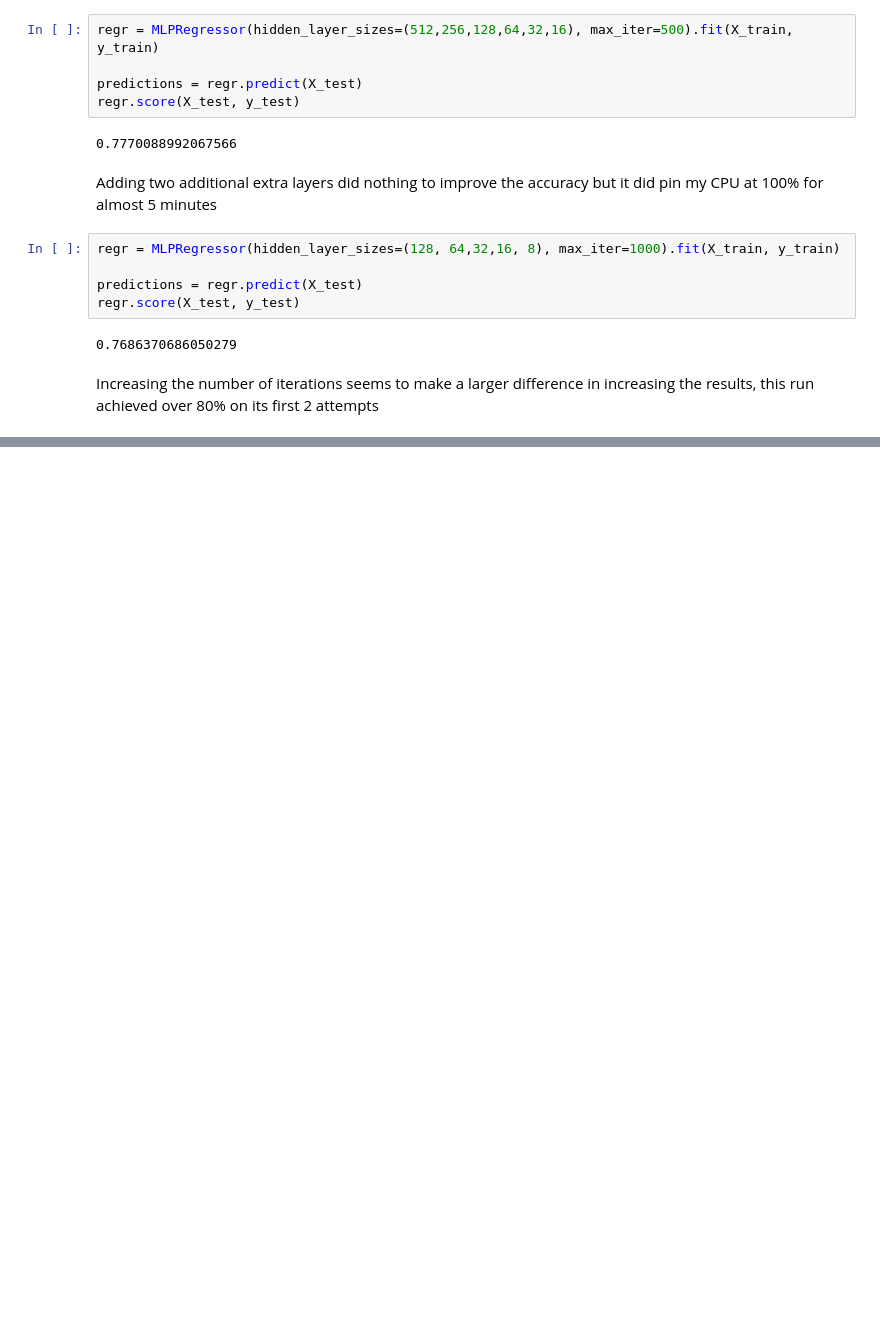
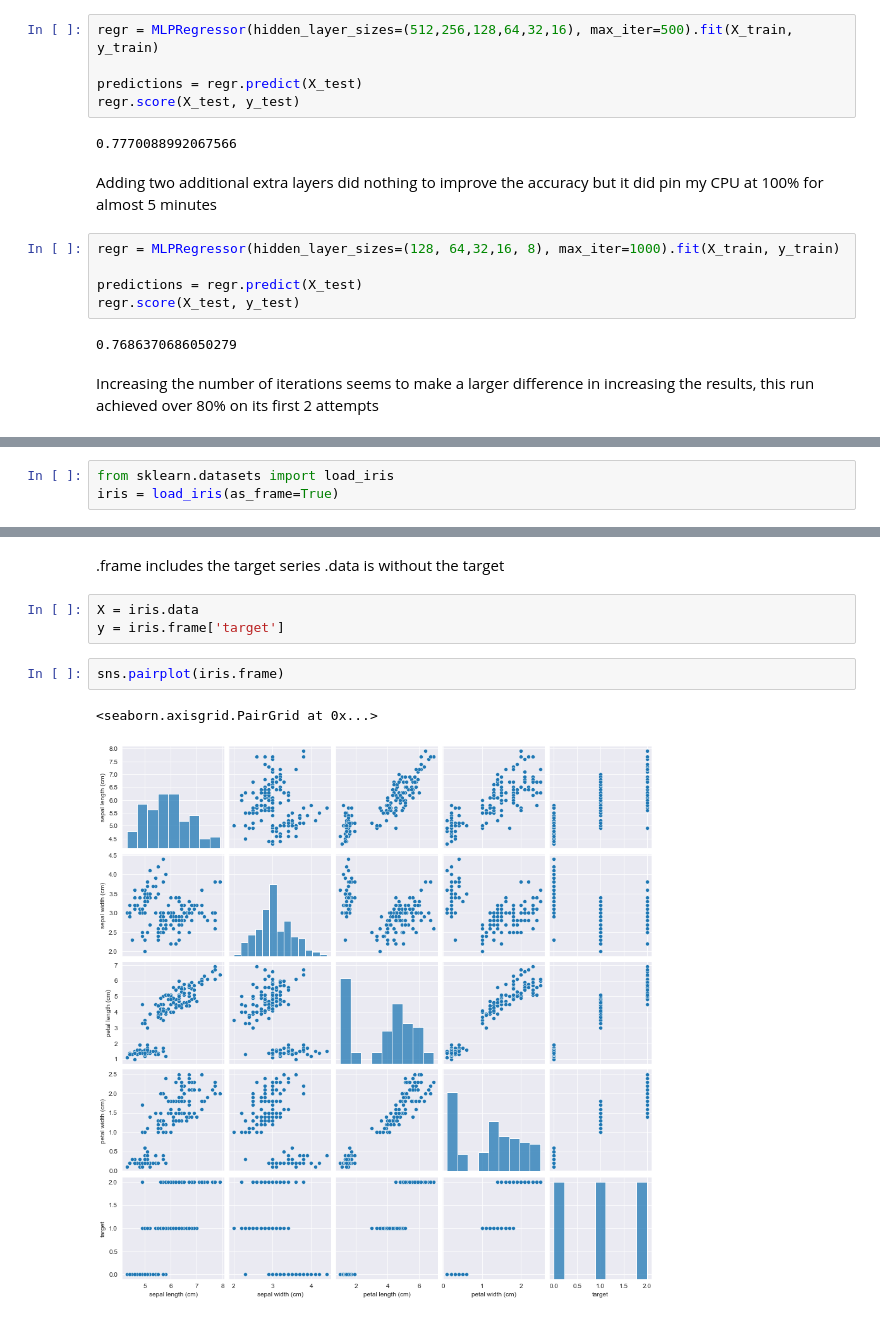
Before and after one commit to BryanSmith00/Spring-2022-Classes, a Jupyter notebook: COSC 3337 Data Science I/homework/hw4/smith_bryan_1861137_hw4.ipynb, the cells around one changed output, grey strips where cells are left out. Cells and saved outputs as stored; diff of their text form; blank space fills up the shorter version.

Commit message:
Thursday
Data science homework 4 and digital image processing lecture

```diff
--- a/COSC 3337 Data Science I/homework/hw4/smith_bryan_1861137_hw4.ipynb
+++ b/COSC 3337 Data Science I/homework/hw4/smith_bryan_1861137_hw4.ipynb
@@ -251,0 +248,3 @@ Increase the number of iterations (max_iter) or scale the data as shown in:
+# %%
+from sklearn.datasets import load_iris
+iris = load_iris(as_frame=True)
@@ -251,0 +334,11 @@ Increase the number of iterations (max_iter) or scale the data as shown in:
+# %% [markdown]
+.frame includes the target series
+.data is without the target
+# %%
+X = iris.data
+y = iris.frame['target']
+# %%
+sns.pairplot(iris.frame)
+# %% [output]
+<seaborn.axisgrid.PairGrid at 0x...>
+[figure, added]
```
Also changed, not shown: parts of 36 cells of this notebook, 4 other files.
